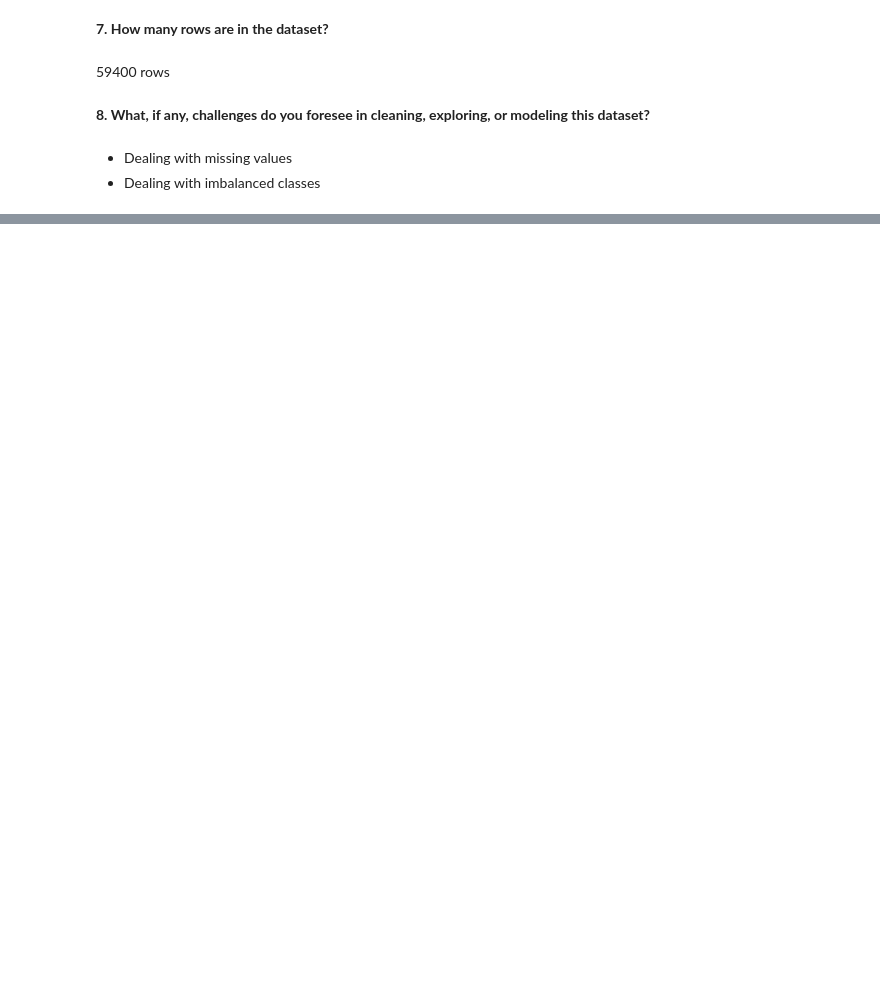
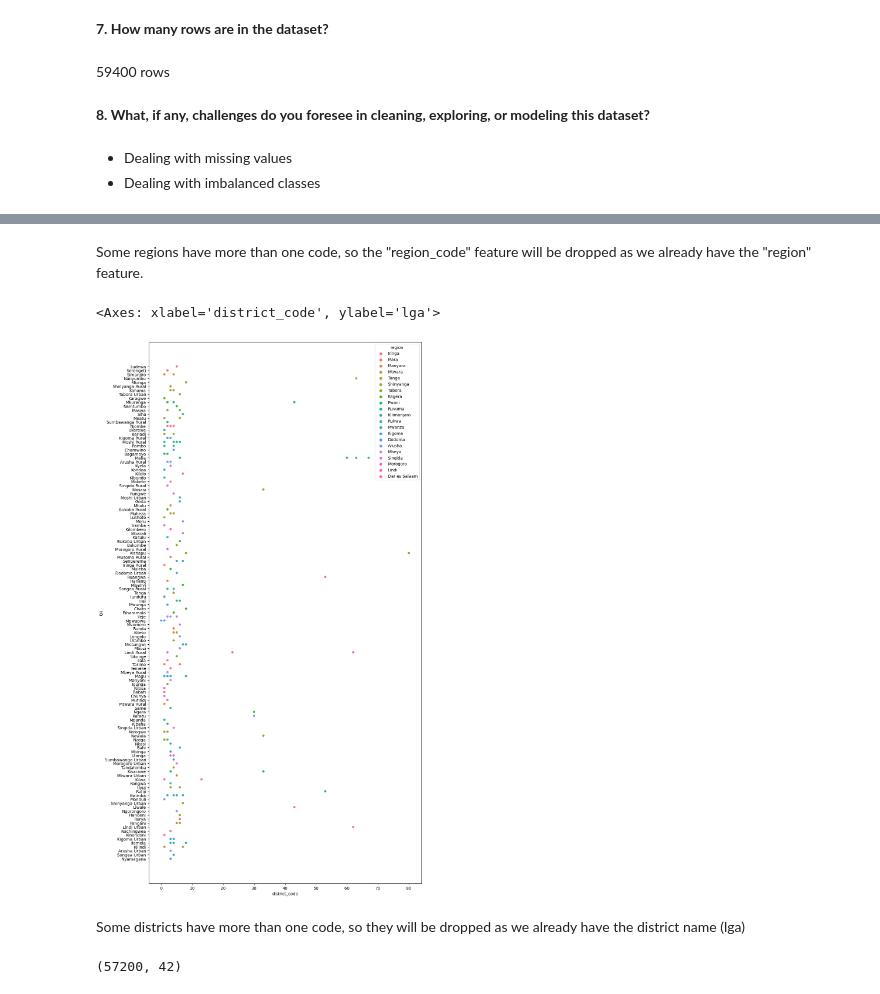
Before and after one commit to Mahdi-Kriaa/Faulty_Water_Pump_Detection, a Jupyter notebook: faulty_water_pumps_predicton.ipynb, the cells around one changed output, grey strips where cells are left out. Saved outputs shown, nothing was run; the diff lists cells and outputs as text; code cells hidden in the pictures; blank space fills up the shorter version.

```diff
--- a/faulty_water_pumps_predicton.ipynb
+++ b/faulty_water_pumps_predicton.ipynb
@@ -37,0 +225,17 @@ Classification problem
+# %% [markdown]
+Some regions have more than one code, so the "region_code" feature will be dropped as we already have the "region" feature.
+# %%
+# disply scatter for "district_code" and "lga" features (lga represent the district name) to verify inconsistencies
+plt.figure(figsize=(12,24))
+sns.scatterplot(data=df_pumps,x="district_code",y="lga",hue="region")
+# %% [output]
+<Axes: xlabel='district_code', ylabel='lga'>
+[figure, added]
+# %% [markdown]
+Some districts have more than one code, so they will be dropped as we already have the district name (lga)
+# %%
+# drop duplicate rows
+df_pumps.drop_duplicates(inplace=True)
+df_pumps.shape
+# %% [output]
+(57200, 42)
```
Also changed, not shown: parts of 39 cells of this notebook.
